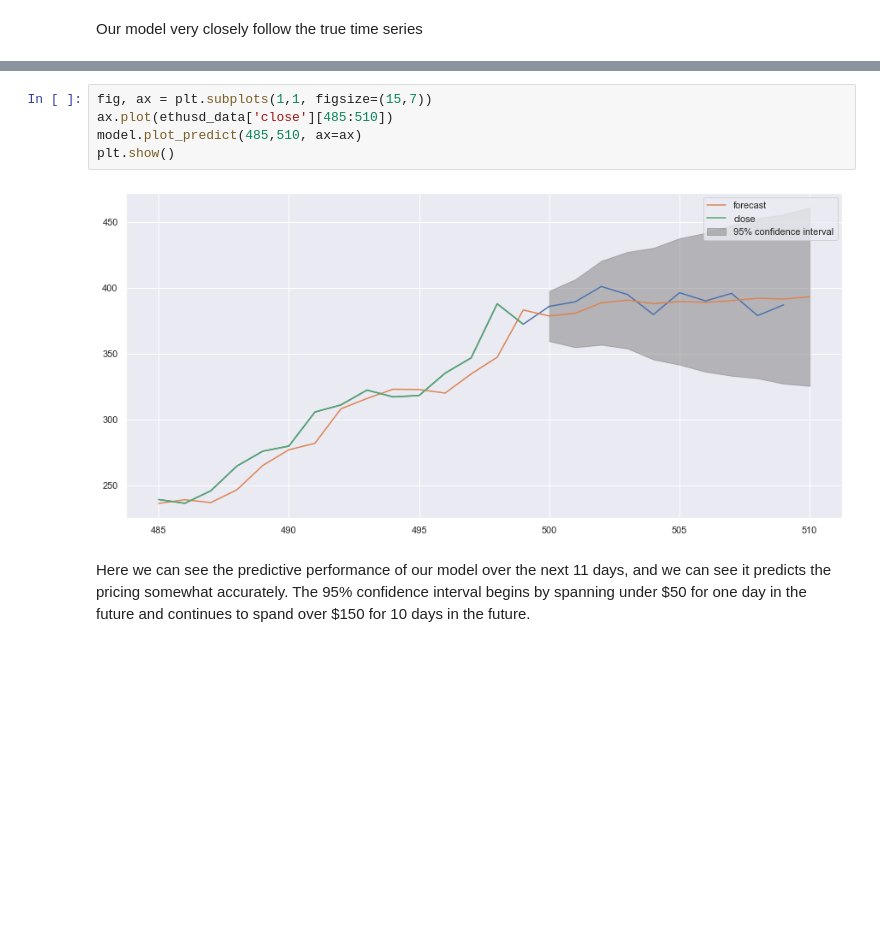
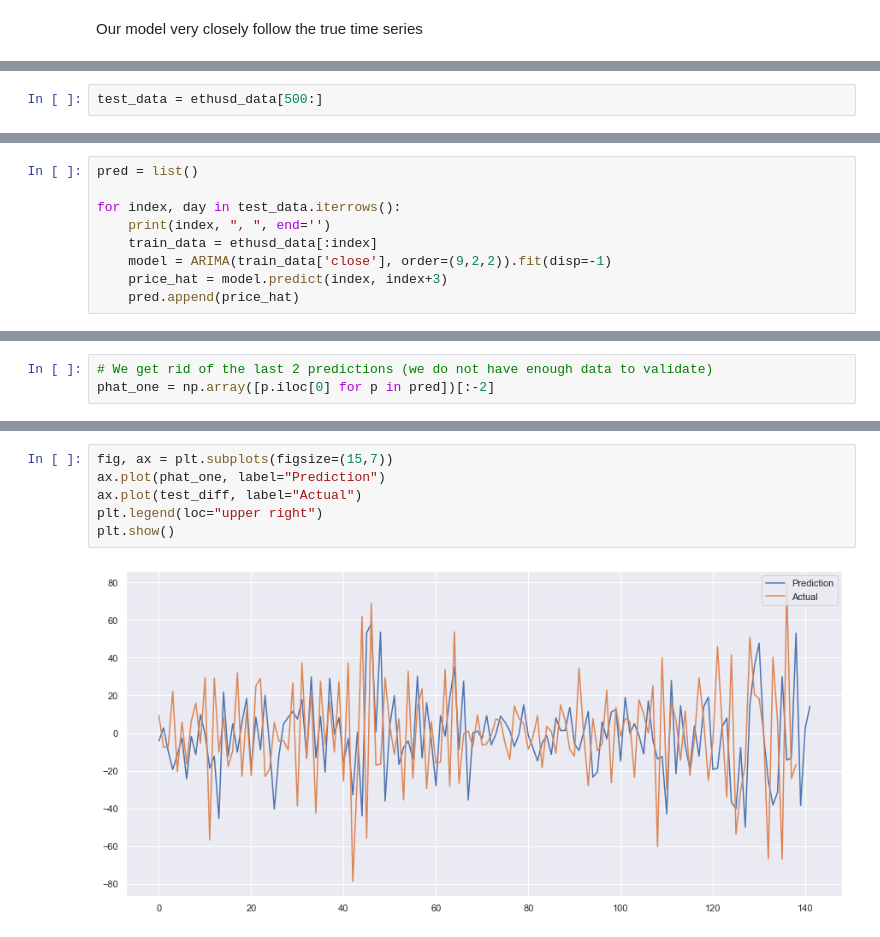
Before and after one commit to leonardosavasta/ethereum_analysis, a Jupyter notebook: DataExploration.ipynb, the cells around one changed output, grey strips where cells are left out. Drawn from its saved outputs; the diff is of its cells as text; blank space fills up the shorter version.

Commit message:
Updated model and testing

```diff
--- a/DataExploration.ipynb
+++ b/DataExploration.ipynb
@@ -151,0 +145,2 @@ plt.show()
+# %%
+test_data = ethusd_data[500:]
@@ -151,0 +151,9 @@ plt.show()
+# %%
+pred = list()
+
+for index, day in test_data.iterrows():
+    print(index, ", ", end='')
+    train_data = ethusd_data[:index]
+    model = ARIMA(train_data['close'], order=(9,2,2)).fit(disp=-1)
+    price_hat = model.predict(index, index+3)
+    pred.append(price_hat)
@@ -151,0 +162,3 @@ plt.show()
+# %%
+# We get rid of the last 2 predictions (we do not have enough data to validate)
+phat_one = np.array([p.iloc[0] for p in pred])[:-2]
@@ -152,9 +187,8 @@ plt.show()
 # %%
-fig, ax = plt.subplots(1,1, figsize=(15,7))
-ax.plot(ethusd_data['close'][485:510])
-model.plot_predict(485,510, ax=ax)
+fig, ax = plt.subplots(figsize=(15,7))
+ax.plot(phat_one, label="Prediction")
+ax.plot(test_diff, label="Actual")
+plt.legend(loc="upper right")
 plt.show()
 # %% [output]
-[figure, old version]
+[figure, new version]
-# %% [markdown]
-Here we can see the predictive performance of our model over the next 11 days, and we can see it predicts the pricing somewhat accurately. The 95% confidence interval begins by spanning under \$50 for one day in the future and continues to spand over $150 for 10 days in the future.
```
Also changed, not shown: parts of 15 cells of this notebook.
